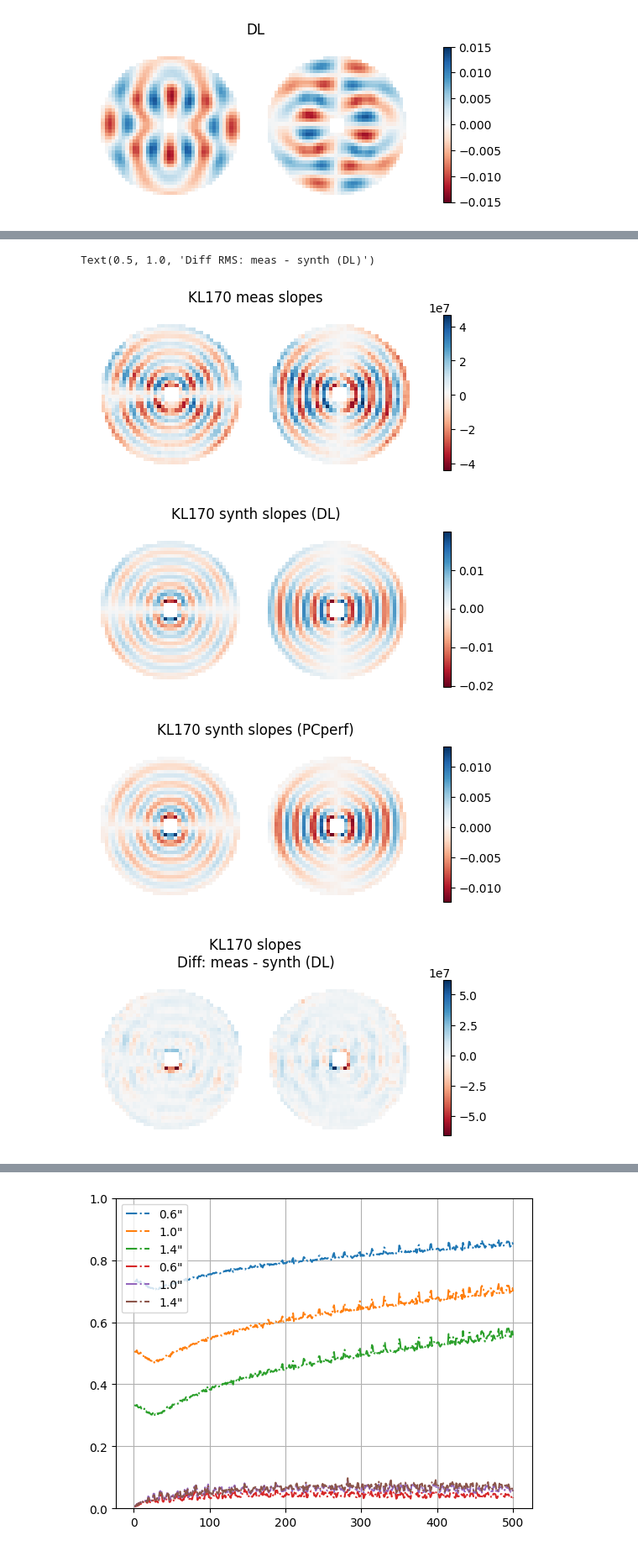
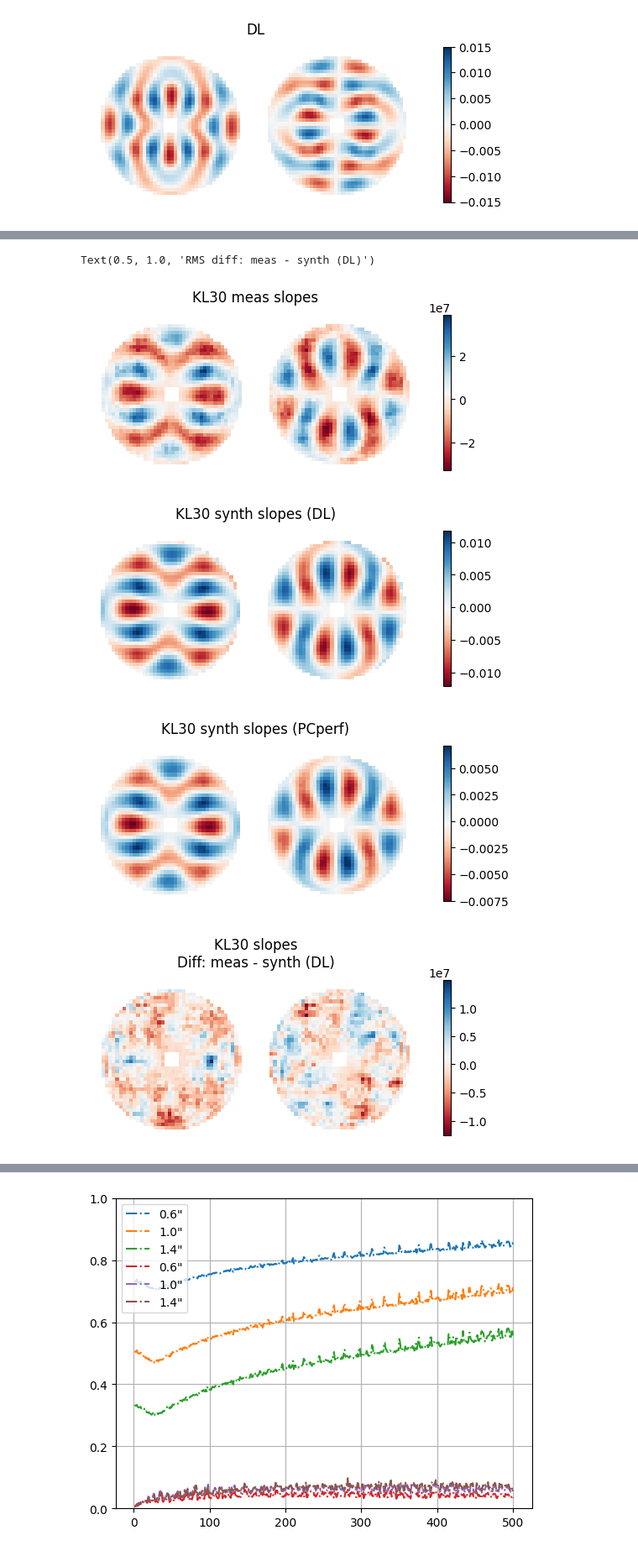
Before and after one commit to Menessao/SPECULA, a Jupyter notebook: config/ErrorBudget/LBTplots.ipynb, the cells around one changed output, grey strips where cells are left out. Shown at 84% size. Drawn from its saved outputs; the diff is of its cells as text; code cells hidden in the pictures.

```diff
--- a/config/ErrorBudget/LBTplots.ipynb
+++ b/config/ErrorBudget/LBTplots.ipynb
@@ -384,7 +436,7 @@ tempim = fits.getdata('/raid1/mmenessini/calibration/SOUL/KLv30dx/im/pyr3.0_40x4
 pupids = fits.getdata('/raid1/mmenessini/calibration/SOUL/KLv30dx/pupils/pup_ids.fits')
 
 half_mask = pyr_masks[:60,:120].astype(bool)
-idx = 170
+idx = 30
 img = np.zeros(np.size(half_mask))
 img[half_mask.flatten()] = tempim[pupids,idx]
 img = img.reshape([60,120])
@@ -398,12 +450,13 @@ plt.axis('off')
 plt.title(f'KL{idx} meas slopes')
 
 f2dopt=show2d_slopes(optsynim[:,idx],ppath='lbt_pupdata',title=f'KL{idx} synth slopes (DL)')
-# f2d=show2d_slopes(synim[:,idx],ppath='lbt_pupdata',title=f'KL{idx} synth slopes (PCinf)')
+f2d=show2d_slopes(synim[:,idx],ppath='lbt_pupdata',title=f'KL{idx} synth slopes (PCinf)',show=False)
 f2dp=show2d_slopes(synimp[:,idx],ppath='lbt_pupdata',title=f'KL{idx} synth slopes (PCperf)')
 
 
 plt.figure()
 plt.imshow(np.ma.masked_array(img-f2dopt[:60,:]*np.std(tempim[pupids,idx])/np.std(optsynim[:,idx]),mask=img==0),origin='lower',cmap='RdBu')
+plt.imshow(np.ma.masked_array(img-f2d[:60,:]*np.std(tempim[pupids,idx])/np.std(synim[:,idx]),mask=img==0),origin='lower',cmap='RdBu')
 plt.colorbar(shrink=0.5)
 plt.ylim([12,60])
 plt.xlim([12,120-12-1])
@@ -418,46 +471,52 @@ synth = np.zeros_like(img)
 for i in range(N):
     img = np.zeros(np.size(half_mask))
     img[half_mask.flatten()] = tempim[pupids,i]
     img = img.reshape([60,120])
     f2d=show2d_slopes(optsynim[:,i],ppath='lbt_pupdata',show=False)
     simg = (f2d[:60,:]*np.std(tempim[pupids,i])/np.std(optsynim[:,i]))
-    meas += img**2
-    synth += simg**2
-    diff += (img-simg)**2
-    # diff += abs(-img+f2d[:60,:]*np.std(tempim[pupids,i])/np.std(optsynim[:,i]))/N
-rms_diff = np.sqrt(diff/N)
-meas_var = meas/N
-synth_var = synth/N
-# rms_diff = diff
+    meas += img/N
+    synth += simg/N
+    diff += (img-simg)**2/N
+rms_diff = np.sqrt(diff)
+meas_var = np.zeros_like(img)
+synth_var = np.zeros_like(img)
+for i in range(N):
+    img = np.zeros(np.size(half_mask))
+    img[half_mask.flatten()] = tempim[pupids,i]
+    img = img.reshape([60,120])
+    f2d=show2d_slopes(optsynim[:,i],ppath='lbt_pupdata',show=False)
+    simg = (f2d[:60,:]*np.std(tempim[pupids,i])/np.std(optsynim[:,i]))
+    meas_var += (img-meas)**2/N
+    synth_var += (simg-synth)**2/N
 
 plt.figure()
 plt.imshow(np.ma.masked_array(meas_var,mask=rms_diff==0),origin='lower',cmap='RdBu',vmin=0,vmax=5e+14)
 plt.colorbar(shrink=0.5)
 plt.ylim([12,60])
 plt.xlim([12,120-12-1])
 plt.axis('off')
 plt.title(f'Meas slopes variance')
 
 plt.figure()
 plt.imshow(np.ma.masked_array(synth_var,mask=rms_diff==0),origin='lower',cmap='RdBu',vmin=0,vmax=5e+14)
 plt.colorbar(shrink=0.5)
 plt.ylim([12,60])
 plt.xlim([12,120-12-1])
 plt.axis('off')
 plt.title(r'Synth (DL) slopes variance')
 
 plt.figure()
 plt.imshow(np.ma.masked_array(rms_diff,mask=rms_diff==0),origin='lower',cmap='RdBu')
 plt.colorbar(shrink=0.5)
 plt.ylim([12,60])
 plt.xlim([12,120-12-1])
 plt.axis('off')
-plt.title(f'Diff RMS: meas - synth (DL)')
+plt.title(f'RMS diff: meas - synth (DL)')
 # %% [output]
-Text(0.5, 1.0, 'Diff RMS: meas - synth (DL)')
+Text(0.5, 1.0, 'RMS diff: meas - synth (DL)')
-[figure, old version]
+[figure, new version]
-[figure, old version]
+[figure, new version]
-[figure, old version]
+[figure, new version]
-[figure, old version]
+[figure, new version]
 [figure]
 [figure]
```
Also changed, not shown: parts of 8 cells of this notebook, 4 other files.
